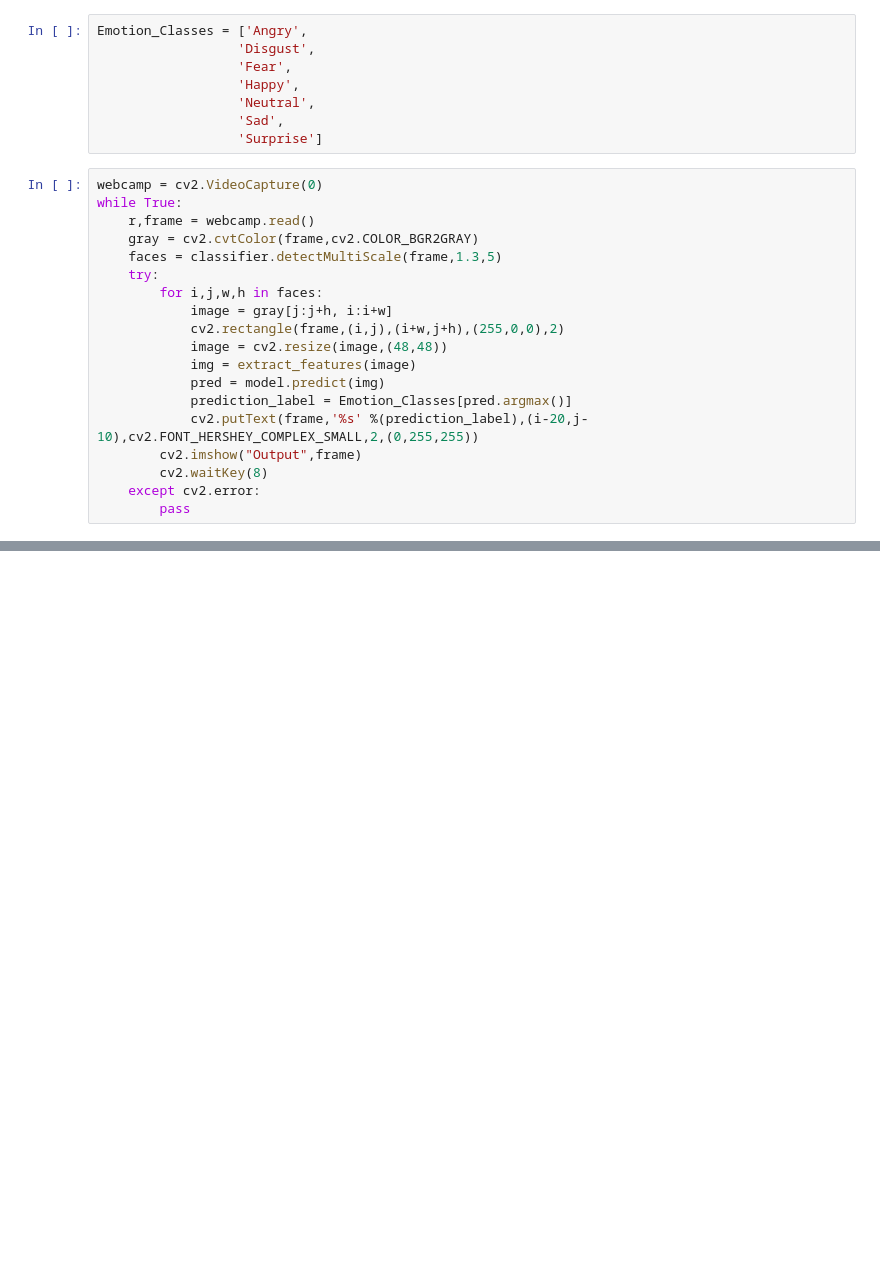
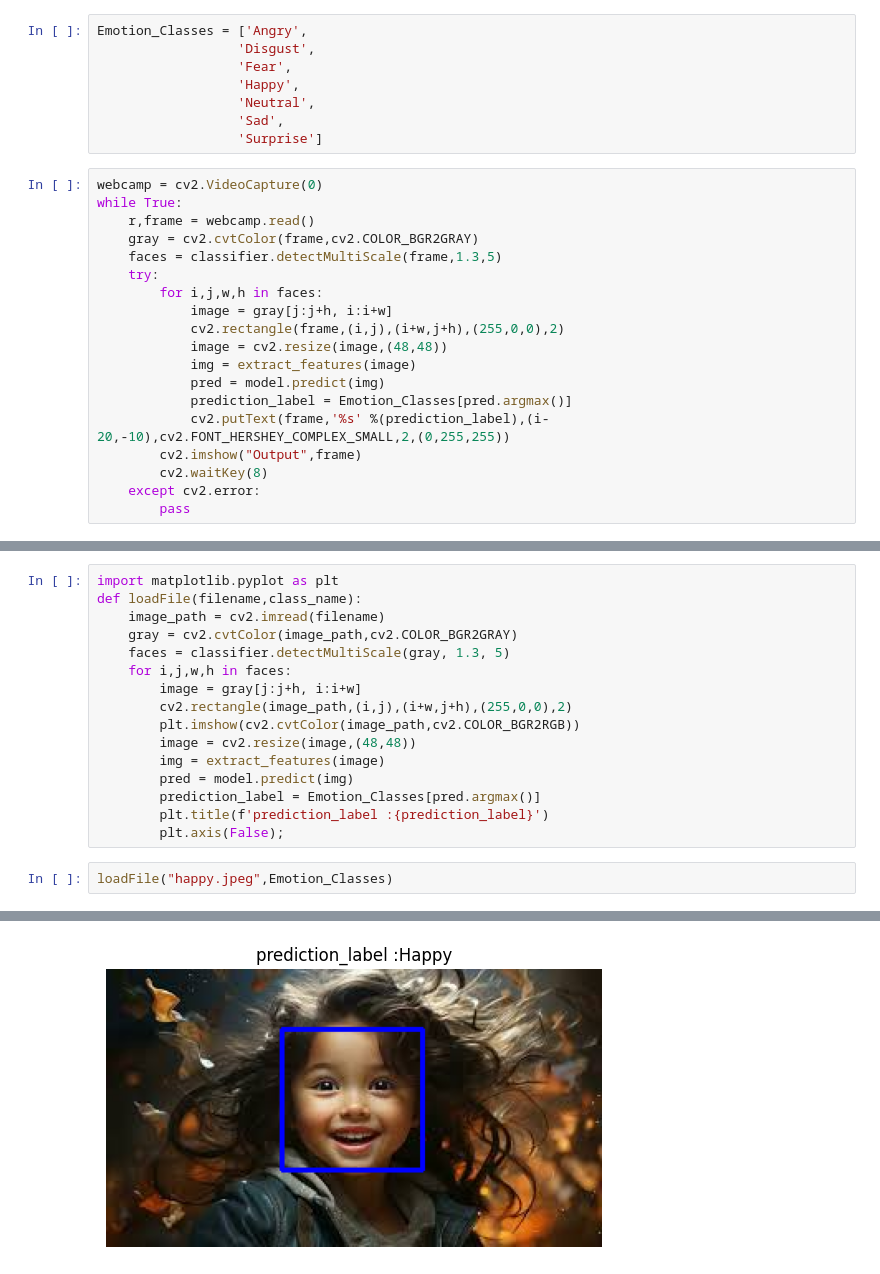
Before and after one commit to milan0122/Emotion_based_Music_recommender, a Jupyter notebook: notebook/Face_Recog_model.ipynb, the cells around one changed output, grey strips where cells are left out. Cells and saved outputs as stored; diff of their text form; blank space fills up the shorter version.

```diff
--- a/notebook/Face_Recog_model.ipynb
+++ b/notebook/Face_Recog_model.ipynb
@@ -34,7 +34,7 @@ while True:
             img = extract_features(image)
             pred = model.predict(img)
             prediction_label = Emotion_Classes[pred.argmax()]
-            cv2.putText(frame,'%s' %(prediction_label),(i-20,j-10),cv2.FONT_HERSHEY_COMPLEX_SMALL,2,(0,255,255))
+            cv2.putText(frame,'%s' %(prediction_label),(i-20,-10),cv2.FONT_HERSHEY_COMPLEX_SMALL,2,(0,255,255))
         cv2.imshow("Output",frame)
         cv2.waitKey(8)
     except cv2.error:
@@ -60,0 +42,19 @@ KeyboardInterrupt:
+# %%
+import matplotlib.pyplot as plt
+def loadFile(filename,class_name):
+    image_path = cv2.imread(filename)
+    gray = cv2.cvtColor(image_path,cv2.COLOR_BGR2GRAY)
+    faces = classifier.detectMultiScale(gray, 1.3, 5)
+    for i,j,w,h in faces:
+        image = gray[j:j+h, i:i+w]
+        cv2.rectangle(image_path,(i,j),(i+w,j+h),(255,0,0),2)
+        plt.imshow(cv2.cvtColor(image_path,cv2.COLOR_BGR2RGB))
+        image = cv2.resize(image,(48,48))
+        img = extract_features(image)
+        pred = model.predict(img)
+        prediction_label = Emotion_Classes[pred.argmax()]
+        plt.title(f'prediction_label :{prediction_label}')
+        plt.axis(False);
+# %%
+loadFile("happy.jpeg",Emotion_Classes)
+# %% [output]
@@ -60,0 +62 @@ KeyboardInterrupt:
+[figure, added]
```
Also changed, not shown: parts of 2 cells of this notebook.
